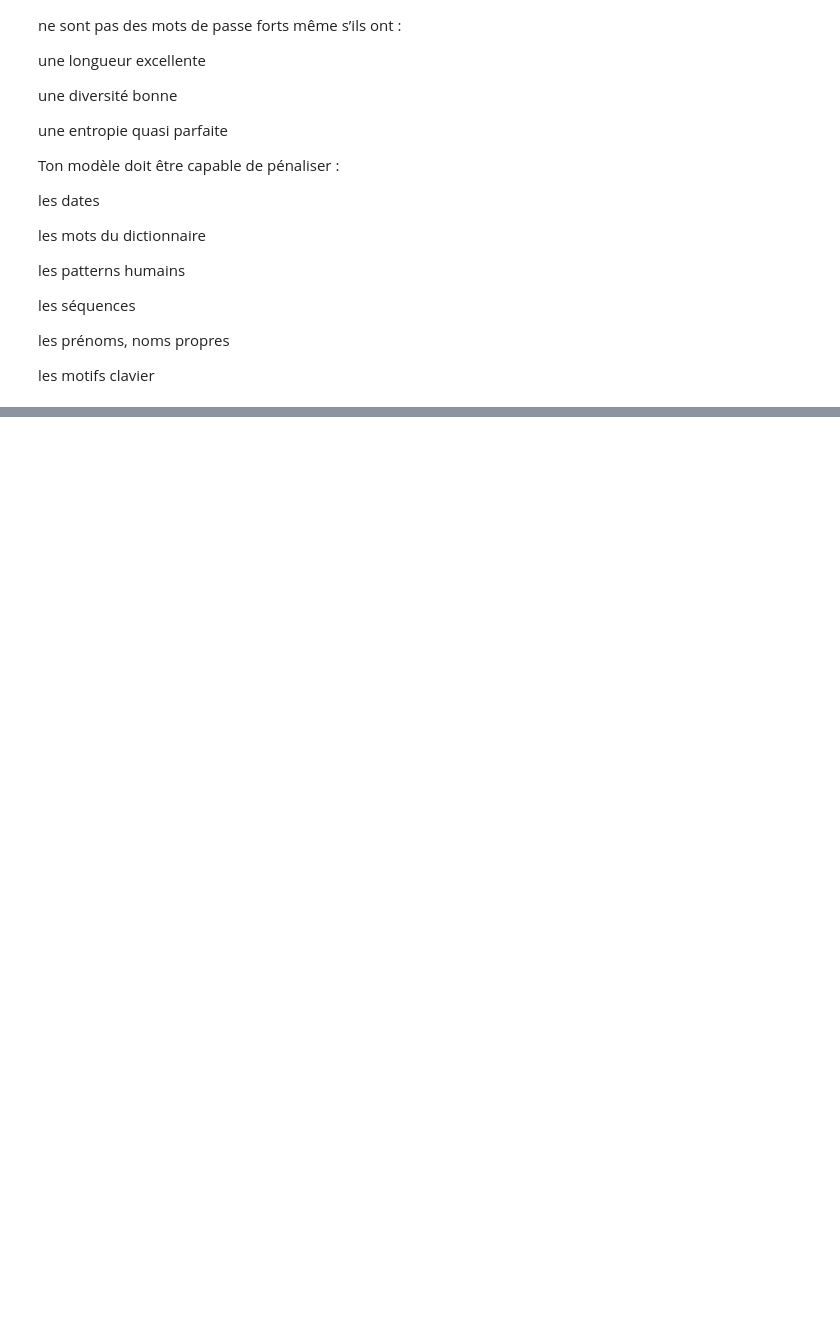
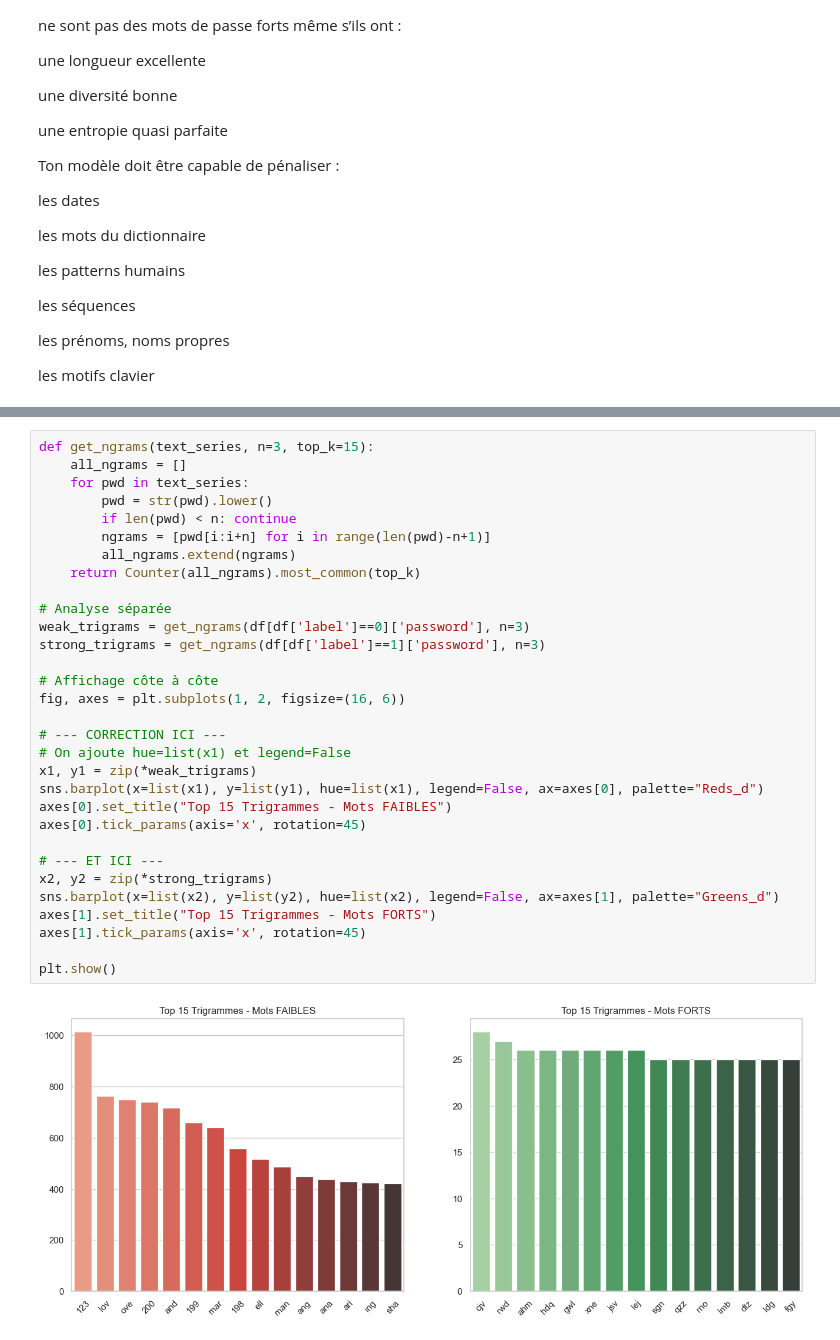
Before and after one commit to stephanCESI/ADS_Password_IA, a Jupyter notebook: datasets/plots/dataset_qual.ipynb, the cells around one changed output, grey strips where cells are left out. Drawn from its saved outputs; the diff is of its cells as text; blank space fills up the shorter version.

```diff
--- a/datasets/plots/dataset_qual.ipynb
+++ b/datasets/plots/dataset_qual.ipynb
@@ -157,0 +312,33 @@ df.head()
+# %%
+def get_ngrams(text_series, n=3, top_k=15):
+    all_ngrams = []
+    for pwd in text_series:
+        pwd = str(pwd).lower()
+        if len(pwd) < n: continue
+        ngrams = [pwd[i:i+n] for i in range(len(pwd)-n+1)]
+        all_ngrams.extend(ngrams)
+    return Counter(all_ngrams).most_common(top_k)
+
+# Analyse séparée
+weak_trigrams = get_ngrams(df[df['label']==0]['password'], n=3)
+strong_trigrams = get_ngrams(df[df['label']==1]['password'], n=3)
+
+# Affichage côte à côte
+fig, axes = plt.subplots(1, 2, figsize=(16, 6))
+
+# --- CORRECTION ICI ---
+# On ajoute hue=list(x1) et legend=False
+x1, y1 = zip(*weak_trigrams)
+sns.barplot(x=list(x1), y=list(y1), hue=list(x1), legend=False, ax=axes[0], palette="Reds_d")
+axes[0].set_title("Top 15 Trigrammes - Mots FAIBLES")
+axes[0].tick_params(axis='x', rotation=45)
+
+# --- ET ICI ---
+x2, y2 = zip(*strong_trigrams)
+sns.barplot(x=list(x2), y=list(y2), hue=list(x2), legend=False, ax=axes[1], palette="Greens_d")
+axes[1].set_title("Top 15 Trigrammes - Mots FORTS")
+axes[1].tick_params(axis='x', rotation=45)
+
+plt.show()
+# %% [output]
+[figure, added]
```
Also changed, not shown: parts of 8 cells of this notebook, 8 other files.
